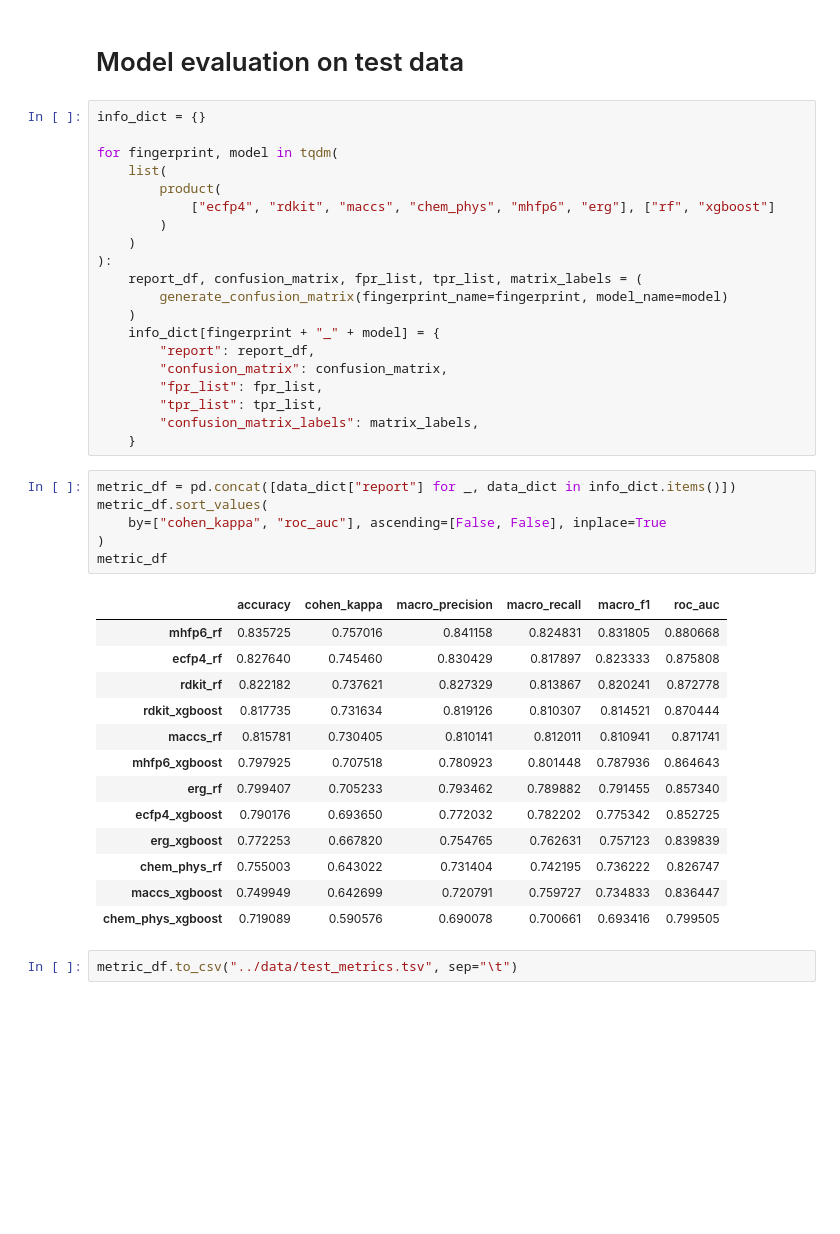
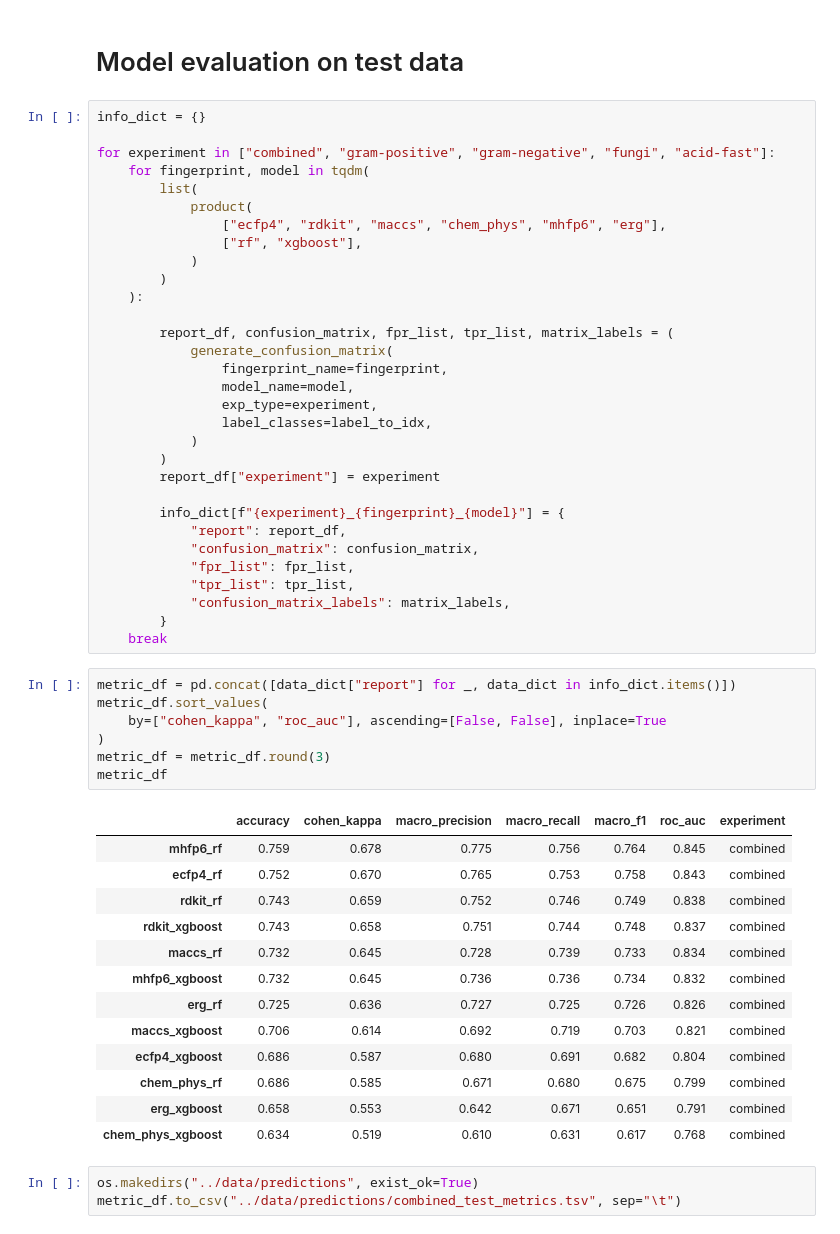
Before and after one commit to IMI-COMBINE/broad_spectrum_prediction, a Jupyter notebook: src/7_model_prediction.ipynb, the cells around one changed output. Saved outputs shown, nothing was run; the diff lists cells and outputs as text; blank space fills up the shorter version.

```diff
--- a/src/7_model_prediction.ipynb
+++ b/src/7_model_prediction.ipynb
@@ -12,44 +14,57 @@ from predictor import generate_confusion_matrix
 # %%
 info_dict = {}
 
-for fingerprint, model in tqdm(
-    list(
-        product(
-            ["ecfp4", "rdkit", "maccs", "chem_phys", "mhfp6", "erg"], ["rf", "xgboost"]
+for experiment in ["combined", "gram-positive", "gram-negative", "fungi", "acid-fast"]:
+    for fingerprint, model in tqdm(
+        list(
+            product(
+                ["ecfp4", "rdkit", "maccs", "chem_phys", "mhfp6", "erg"],
+                ["rf", "xgboost"],
+            )
         )
-    )
-):
-    report_df, confusion_matrix, fpr_list, tpr_list, matrix_labels = (
-        generate_confusion_matrix(fingerprint_name=fingerprint, model_name=model)
-    )
-    info_dict[fingerprint + "_" + model] = {
-        "report": report_df,
-        "confusion_matrix": confusion_matrix,
-        "fpr_list": fpr_list,
-        "tpr_list": tpr_list,
-        "confusion_matrix_labels": matrix_labels,
-    }
+    ):
+
+        report_df, confusion_matrix, fpr_list, tpr_list, matrix_labels = (
+            generate_confusion_matrix(
+                fingerprint_name=fingerprint,
+                model_name=model,
+                exp_type=experiment,
+                label_classes=label_to_idx,
+            )
+        )
+        report_df["experiment"] = experiment
+
+        info_dict[f"{experiment}_{fingerprint}_{model}"] = {
+            "report": report_df,
+            "confusion_matrix": confusion_matrix,
+            "fpr_list": fpr_list,
+            "tpr_list": tpr_list,
+            "confusion_matrix_labels": matrix_labels,
+        }
+    break
 # %%
 metric_df = pd.concat([data_dict["report"] for _, data_dict in info_dict.items()])
 metric_df.sort_values(
     by=["cohen_kappa", "roc_auc"], ascending=[False, False], inplace=True
 )
+metric_df = metric_df.round(3)
 metric_df
 # %% [output]
-|  | accuracy | cohen_kappa | macro_precision | macro_recall | macro_f1 | roc_auc |
-| mhfp6_rf | 0.835725 | 0.757016 | 0.841158 | 0.824831 | 0.831805 | 0.880668 |
-| ecfp4_rf | 0.827640 | 0.745460 | 0.830429 | 0.817897 | 0.823333 | 0.875808 |
-| rdkit_rf | 0.822182 | 0.737621 | 0.827329 | 0.813867 | 0.820241 | 0.872778 |
-| rdkit_xgboost | 0.817735 | 0.731634 | 0.819126 | 0.810307 | 0.814521 | 0.870444 |
-| maccs_rf | 0.815781 | 0.730405 | 0.810141 | 0.812011 | 0.810941 | 0.871741 |
-| mhfp6_xgboost | 0.797925 | 0.707518 | 0.780923 | 0.801448 | 0.787936 | 0.864643 |
-| erg_rf | 0.799407 | 0.705233 | 0.793462 | 0.789882 | 0.791455 | 0.857340 |
-| ecfp4_xgboost | 0.790176 | 0.693650 | 0.772032 | 0.782202 | 0.775342 | 0.852725 |
-| erg_xgboost | 0.772253 | 0.667820 | 0.754765 | 0.762631 | 0.757123 | 0.839839 |
-| chem_phys_rf | 0.755003 | 0.643022 | 0.731404 | 0.742195 | 0.736222 | 0.826747 |
-| maccs_xgboost | 0.749949 | 0.642699 | 0.720791 | 0.759727 | 0.734833 | 0.836447 |
-| chem_phys_xgboost | 0.719089 | 0.590576 | 0.690078 | 0.700661 | 0.693416 | 0.799505 |
+|  | accuracy | cohen_kappa | macro_precision | macro_recall | macro_f1 | roc_auc | experiment |
+| mhfp6_rf | 0.759 | 0.678 | 0.775 | 0.756 | 0.764 | 0.845 | combined |
+| ecfp4_rf | 0.752 | 0.670 | 0.765 | 0.753 | 0.758 | 0.843 | combined |
+| rdkit_rf | 0.743 | 0.659 | 0.752 | 0.746 | 0.749 | 0.838 | combined |
+| rdkit_xgboost | 0.743 | 0.658 | 0.751 | 0.744 | 0.748 | 0.837 | combined |
+| maccs_rf | 0.732 | 0.645 | 0.728 | 0.739 | 0.733 | 0.834 | combined |
+| mhfp6_xgboost | 0.732 | 0.645 | 0.736 | 0.736 | 0.734 | 0.832 | combined |
+| erg_rf | 0.725 | 0.636 | 0.727 | 0.725 | 0.726 | 0.826 | combined |
+| maccs_xgboost | 0.706 | 0.614 | 0.692 | 0.719 | 0.703 | 0.821 | combined |
+| ecfp4_xgboost | 0.686 | 0.587 | 0.680 | 0.691 | 0.682 | 0.804 | combined |
+| chem_phys_rf | 0.686 | 0.585 | 0.671 | 0.680 | 0.675 | 0.799 | combined |
+| erg_xgboost | 0.658 | 0.553 | 0.642 | 0.671 | 0.651 | 0.791 | combined |
+| chem_phys_xgboost | 0.634 | 0.519 | 0.610 | 0.631 | 0.617 | 0.768 | combined |
 # %%
-metric_df.to_csv("../data/test_metrics.tsv", sep="\t")
+os.makedirs("../data/predictions", exist_ok=True)
+metric_df.to_csv("../data/predictions/combined_test_metrics.tsv", sep="\t")
 # %% [markdown]
 # AUC-ROC Comparison across fingerprints
```
Also changed, not shown: parts of 8 cells of this notebook.
